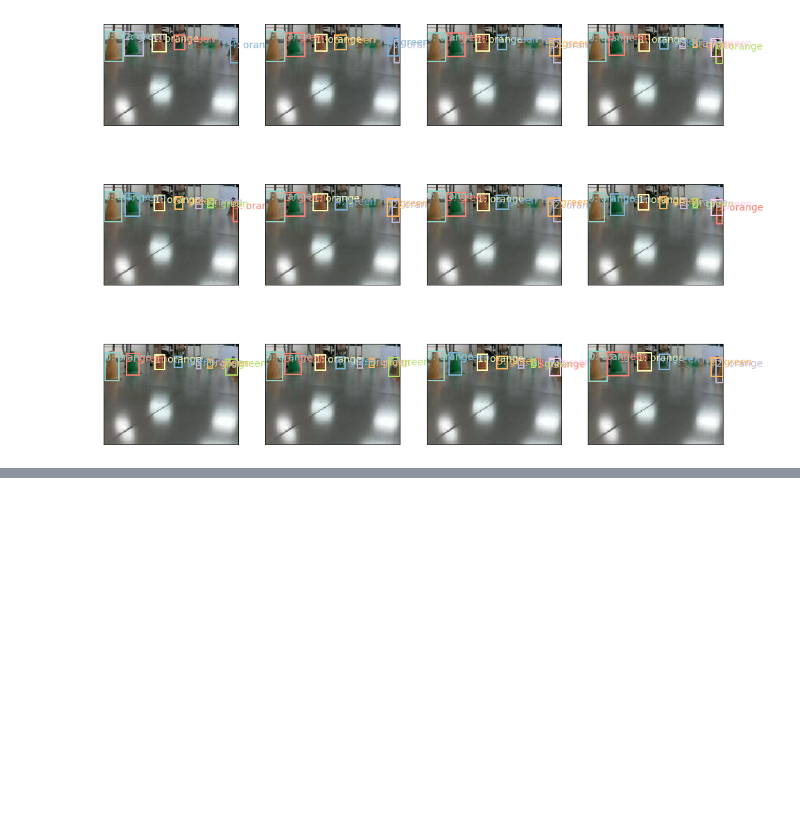
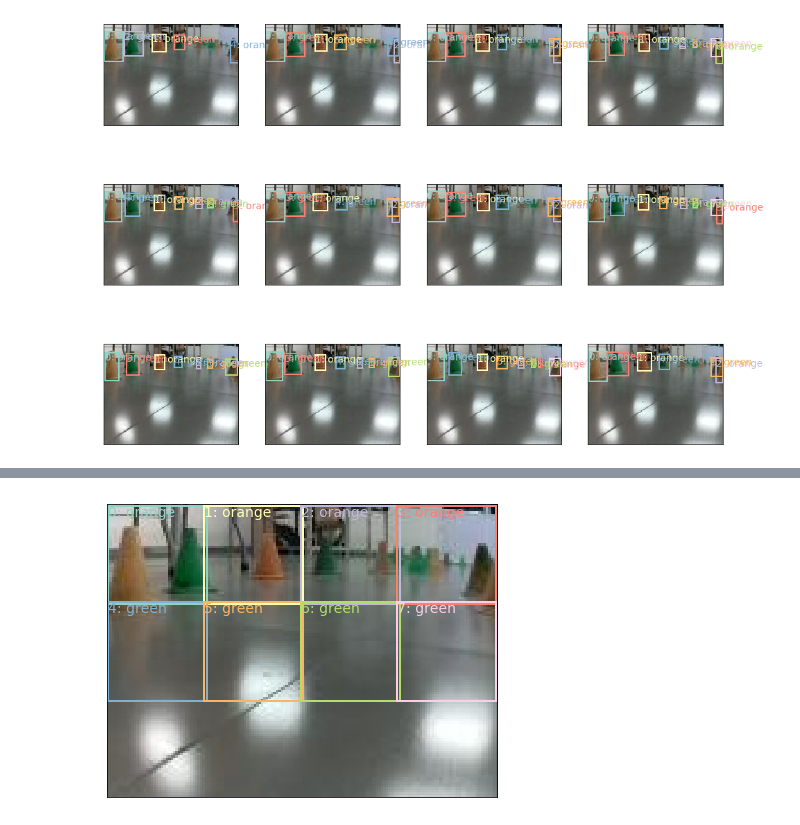
Before and after one commit to 10zinten/Driverless-project, a Jupyter notebook: object-detection/prototype/SSD cone detection.ipynb, the cells around one changed output, grey strips where cells are left out. Saved outputs shown, nothing was run; the diff lists cells and outputs as text; code cells hidden in the pictures; blank space fills up the shorter version.

```diff
--- a/object-detection/prototype/SSD cone detection.ipynb
+++ b/object-detection/prototype/SSD cone detection.ipynb
@@ -359,0 +399,5 @@ for i, ax in enumerate(axes.flat):
+# %%
+def hw2corners(ctr, hw): return np.concatenate([ctr-hw/2, ctr+hw/2], axis=1)
+
+anchor_cnr = hw2corners(anchors[:,:2], anchors[:,2:])
+anchor_cnr
@@ -359,0 +421,14 @@ for i, ax in enumerate(axes.flat):
+# %%
+def torch_gt(ax, ima, bbox, clas, prs=None, thresh=0.4):
+    return show_ground_truth(ax, ima, (bbox*158),
+         clas, prs if prs is not None else None, thresh)
+# %%
+idx=7
+ima = x[idx]
+bbox = y[0][idx]
+clas = y[1][idx]
+
+fig, ax = plt.subplots(figsize=(7,7))
+torch_gt(ax, ima, anchor_cnr, clas)
+# %% [output]
+[figure, added]
```
Also changed, not shown: parts of 6 cells of this notebook.
